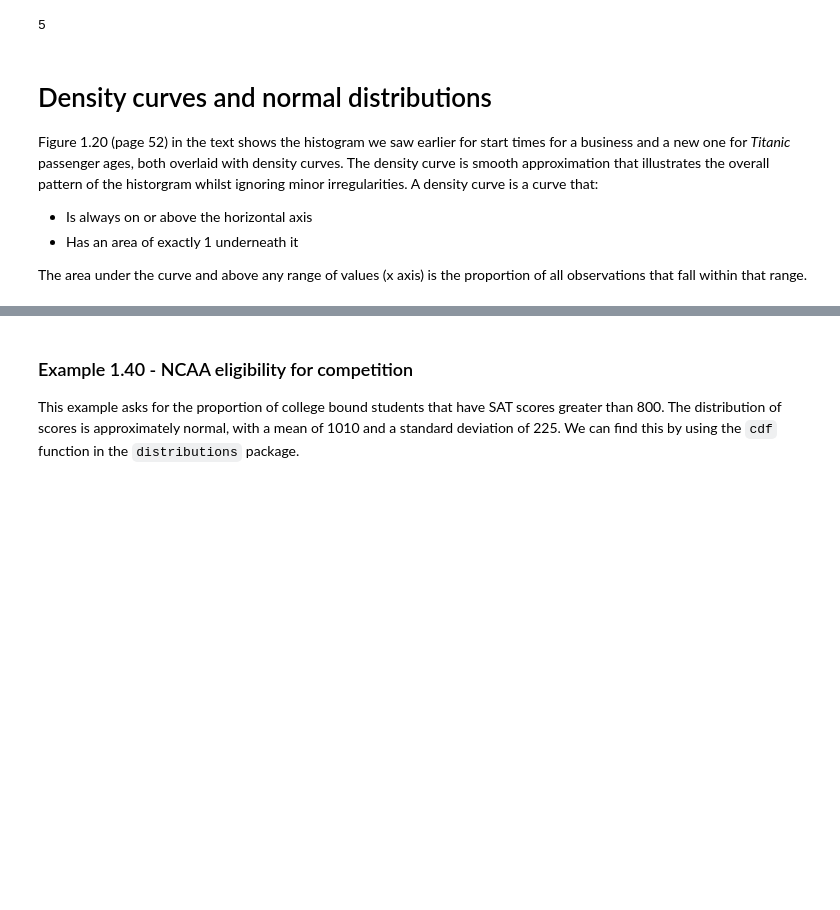
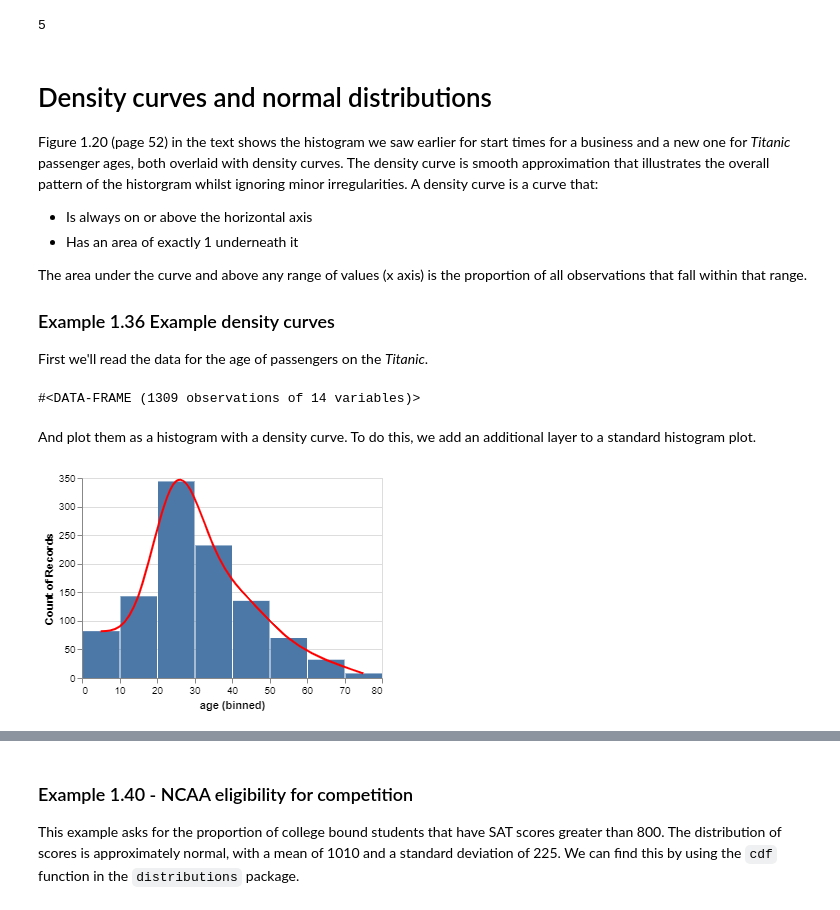
Before and after one commit to Lisp-Stat/IPS9, a Jupyter notebook: notebooks/Part I/Chapter 1 Looking at Data.ipynb, the cells around one changed output, grey strips where cells are left out. Saved outputs shown, nothing was run; the diff lists cells and outputs as text; code cells hidden in the pictures; blank space fills up the shorter version.

Commit message:
Add some examples that were left out; minor wordsmithing

```diff
--- a/notebooks/Part I/Chapter 1 Looking at Data.ipynb
+++ b/notebooks/Part I/Chapter 1 Looking at Data.ipynb
@@ -692,3 +693,24 @@ Figure 1.20 (page 52) in the text shows the histogram we saw earlier for start t
 * Has an area of exactly 1 underneath it
 
 The area under the curve and above any range of values (x axis) is the proportion of all observations that fall within that range.
+
+### Example 1.36 Example density curves
+First we'll read the data for the age of passengers on the *Titanic*.
+# %%
+(defdf passenger-ages (read-csv ips:eg01-36))
+# %% [output]
+#<DATA-FRAME (1309 observations of 14 variables)>
+# %% [markdown]
+And plot them as a histogram with a density curve.  To do this, we add an additional layer to a standard
+histogram plot.
+# %%
+ (ips:plot  (vega:defplot age-plot `(:data ,passenger-ages
+                          :width 300
+                          :layer #((:mark :bar
+                                    :encoding (:x (:field :age :bin (:maxbin 8))
+                                               :y (:aggregate "count")))
+                                   (:mark (:type :line :stroke :red :interpolate :natural)
+                                    :encoding (:x (:field :age :bin (:maxbin 8))
+                                               :y (:aggregate :count)))))))
+# %% [output]
+[figure, added]
```
Also changed, not shown: parts of 17 cells of this notebook, 2 other files.
